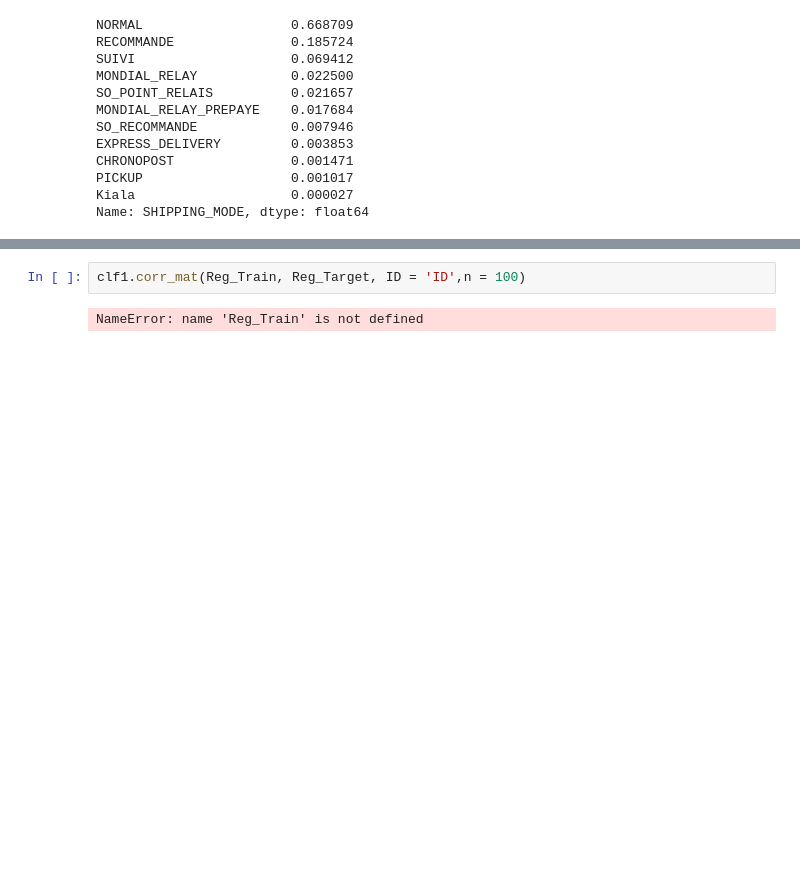
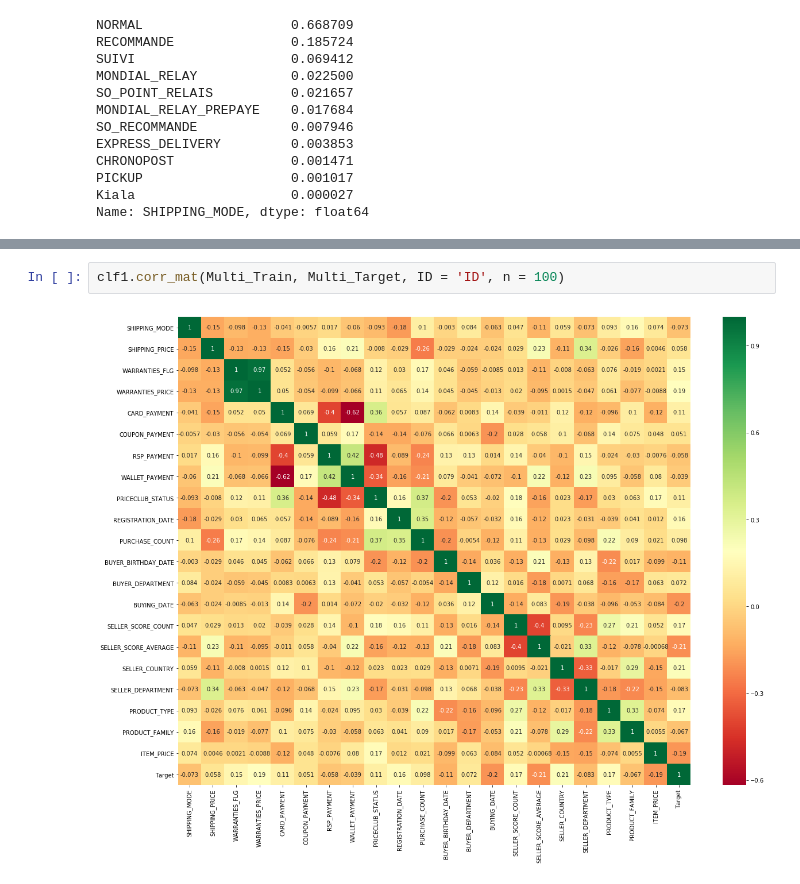
Before and after one commit to jeremycombe/Pipeline, a Jupyter notebook: BestEstimator_tests.ipynb, the cells around one changed output, grey strips where cells are left out. Cells and saved outputs as stored; diff of their text form; blank space fills up the shorter version.

Commit message:
corr

```diff
--- a/BestEstimator_tests.ipynb
+++ b/BestEstimator_tests.ipynb
@@ -728,4 +727,4 @@ clf1.Feature_Importances(clf, Multi_Train[0:1000], Multi_Target[0:1000], ID = 'I
 # %%
-clf1.corr_mat(Reg_Train, Reg_Target, ID = 'ID',n = 100)
+clf1.corr_mat(Multi_Train, Multi_Target, ID = 'ID', n = 100)
 # %% [output]
-NameError: name 'Reg_Train' is not defined
+[figure, added]
```
Also changed, not shown: parts of 16 cells of this notebook, 1 other file.
